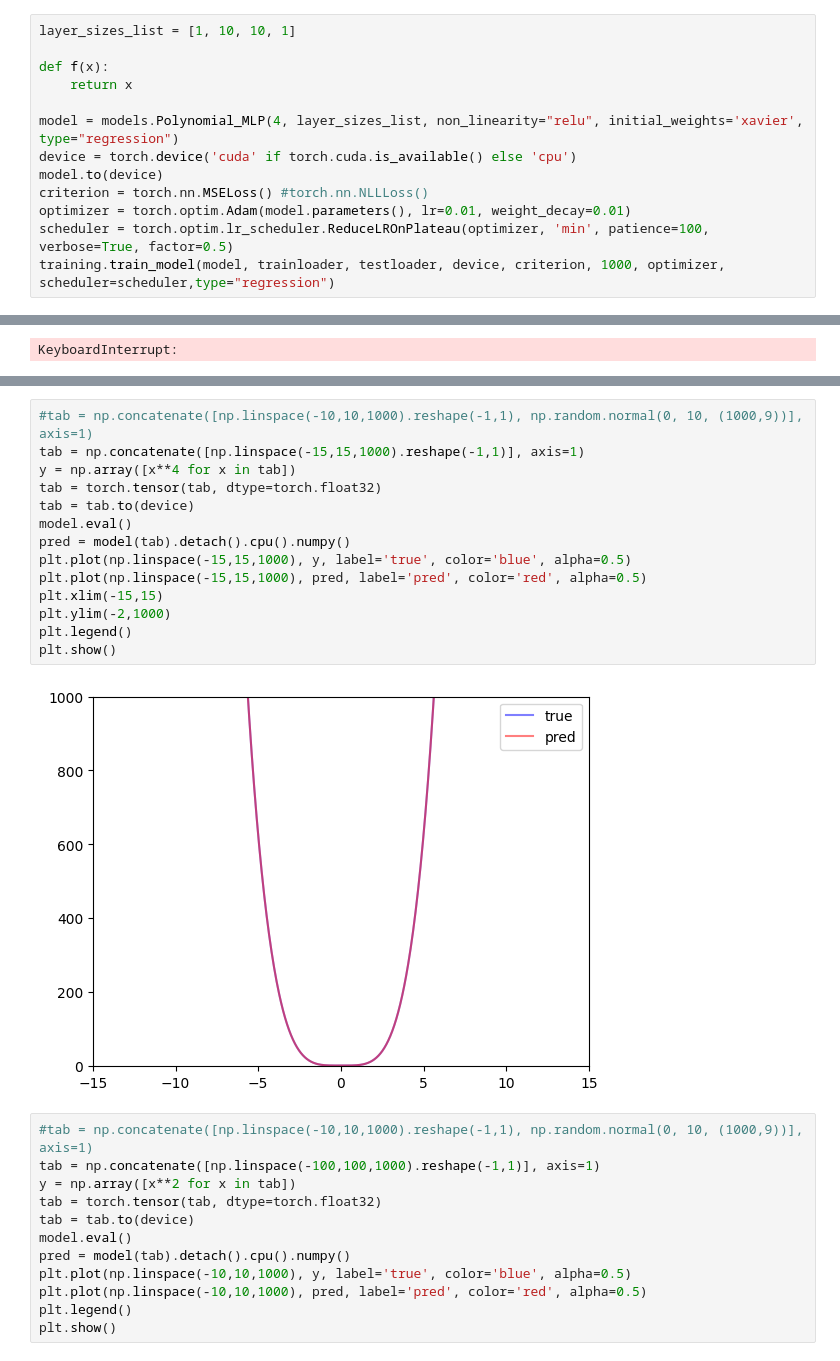
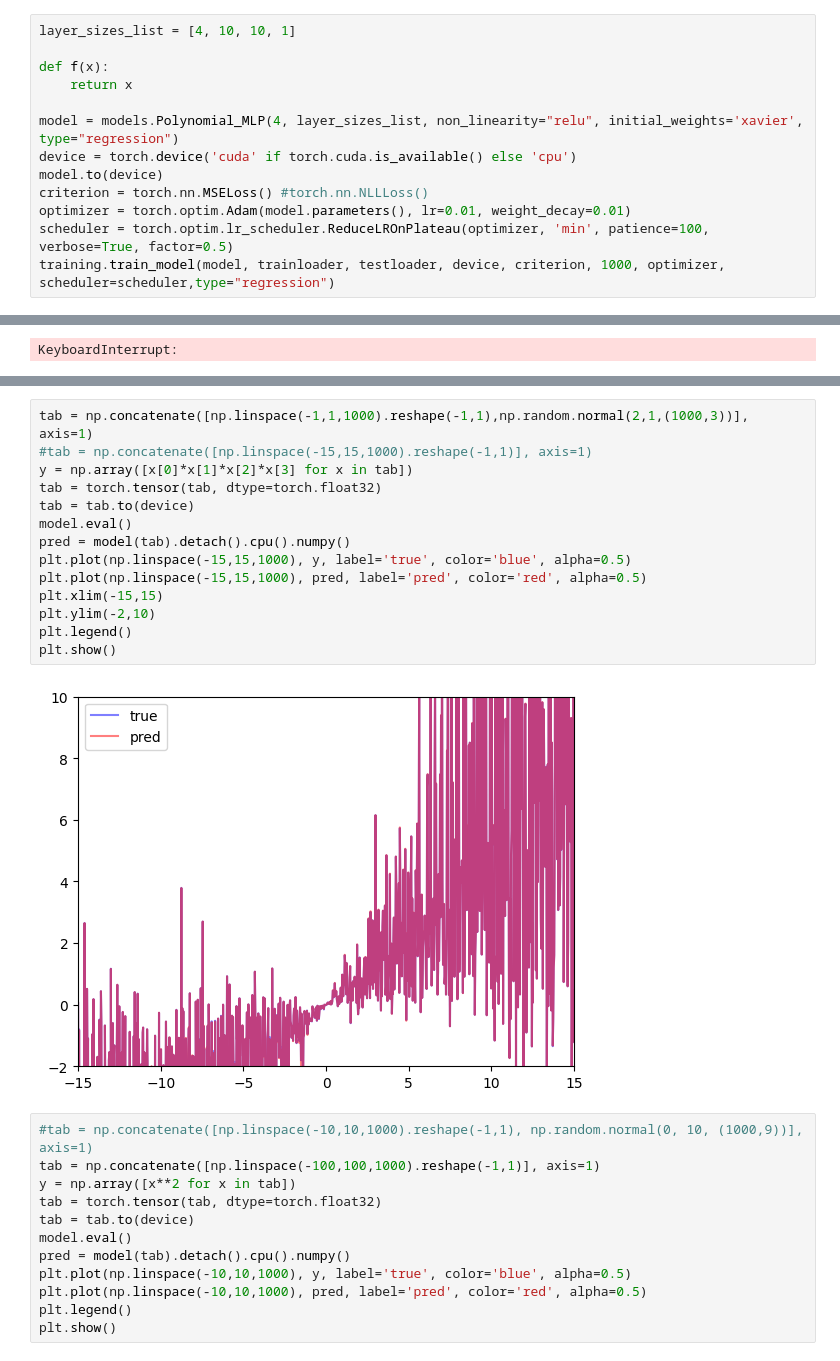
Before and after one commit to Aurelien-Stumpf-Mascles/ICM_internship, a Jupyter notebook: experiment_1/mlp_distribution_synthetic.ipynb, the cells around one changed output, grey strips where cells are left out. Saved outputs shown, nothing was run; the diff lists cells and outputs as text.

```diff
--- a/experiment_1/mlp_distribution_synthetic.ipynb
+++ b/experiment_1/mlp_distribution_synthetic.ipynb
@@ -82,7 +82,7 @@ Loss: 0.000956431657075882
 -------------------------
 KeyboardInterrupt:
 # %%
-layer_sizes_list = [1, 10, 10, 1]
+layer_sizes_list = [4, 10, 10, 1]
 
 def f(x):
     return x
@@ -201,21 +223,21 @@ Accuracy: 73.5
 Loss: 0.02532126575708389
 -------------------------
 # %%
-#tab = np.concatenate([np.linspace(-10,10,1000).reshape(-1,1), np.random.normal(0, 10, (1000,9))], axis=1)
-tab = np.concatenate([np.linspace(-15,15,1000).reshape(-1,1)], axis=1)
-y = np.array([x**4 for x in tab])
+tab = np.concatenate([np.linspace(-1,1,1000).reshape(-1,1),np.random.normal(2,1,(1000,3))], axis=1)
+#tab = np.concatenate([np.linspace(-15,15,1000).reshape(-1,1)], axis=1)
+y = np.array([x[0]*x[1]*x[2]*x[3] for x in tab])
 tab = torch.tensor(tab, dtype=torch.float32)
 tab = tab.to(device)
 model.eval()
 pred = model(tab).detach().cpu().numpy()
 plt.plot(np.linspace(-15,15,1000), y, label='true', color='blue', alpha=0.5)
 plt.plot(np.linspace(-15,15,1000), pred, label='pred', color='red', alpha=0.5)
 plt.xlim(-15,15)
-plt.ylim(-2,1000)
+plt.ylim(-2,10)
 plt.legend()
 plt.show()
 # %% [output]
-[figure, old version]
+[figure, new version]
 # %%
 #tab = np.concatenate([np.linspace(-10,10,1000).reshape(-1,1), np.random.normal(0, 10, (1000,9))], axis=1)
 tab = np.concatenate([np.linspace(-100,100,1000).reshape(-1,1)], axis=1)
```
Also changed, not shown: parts of 2 cells of this notebook, 2 other files.
